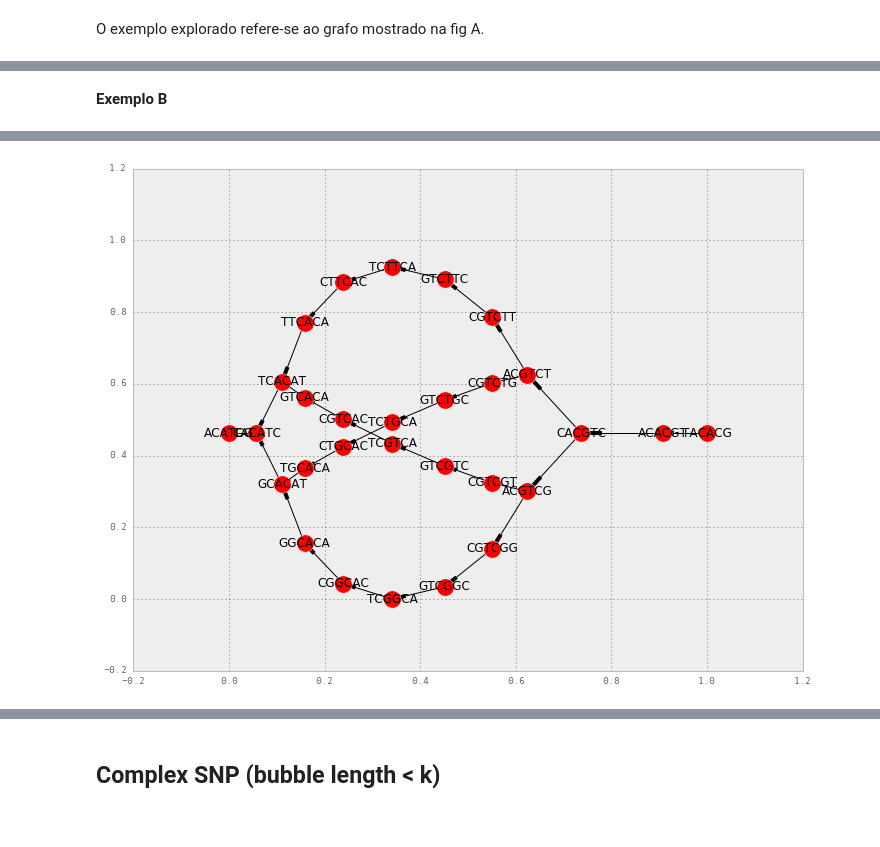
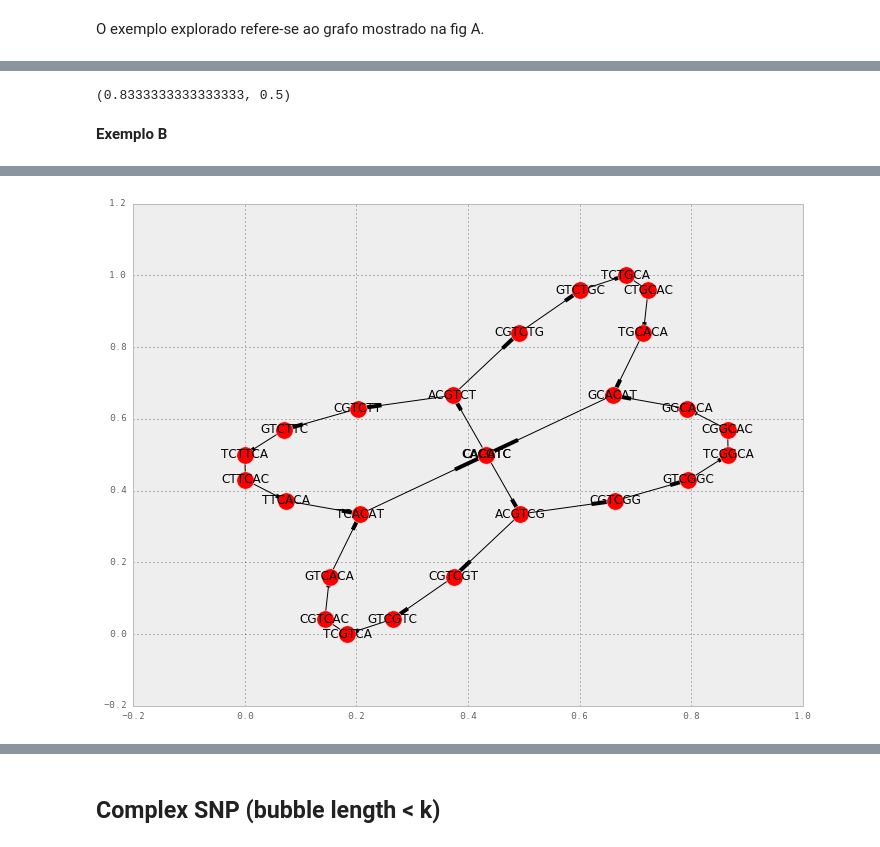
Before and after one commit to rodtheo/entropyDBG, a Jupyter notebook: cdbg.ipynb, the cells around one changed output, grey strips where cells are left out. Drawn from its saved outputs; the diff is of its cells as text; code cells hidden in the pictures.

Commit message:
-comparing entropy measures done

```diff
--- a/cdbg.ipynb
+++ b/cdbg.ipynb
@@ -1170,9 +1135,11 @@ I_VII
 O exemplo explorado refere-se ao grafo mostrado na fig A.
 # %%
 G_A = nx.DiGraph()
+banish = ["TACACG", "ACACGT","ACATCG"]
 for difpath in [dicSeqDummy1["links"],dicSeqDummy2["links"],dicSeqRef["links"]]:
     for edge in difpath:
-        G_A.add_edge(edge["source"], edge["target"],weight=1)
+        if ((edge["source"] not in banish) and (edge["target"] not in banish)):
+            G_A.add_edge(edge["source"], edge["target"],weight=1)
 pos = nx.spectral_layout(G_A)
 nx.draw_networkx(G_A, pos=pos)
 # %% [output]
@@ -1229,3 +1174,7 @@ clean_n6
+# %%
+von_entropy(dG_X, add_fake=True, normalize=False), von_entropy(dG_X, add_fake=True, normalize=True)
+# %% [output]
+(0.8333333333333333, 0.5)
 # %% [markdown]
 **Exemplo B**
 # %%
@@ -1254,11 +1203,13 @@ HTML(html_template.substitute({'css_text': css_text, 'js_text': js_text}))
 # %% [output]
 [interactive output not drawn]
 # %%
-G_A = nx.DiGraph()
+G_B = nx.DiGraph()
+banish = ["TACACG","ACACGT","ACATCG"]
 for difpath in [dicSeqDummy1["links"],dicSeqDummy2["links"],dicSeqRef["links"],dicSeqDummy3["links"]]:
     for edge in difpath:
-        G_A.add_edge(edge["source"], edge["target"],weight=1)
-pos = nx.spectral_layout(G_A)
-nx.draw_networkx(G_A, pos=pos)
+        if ((edge["source"] not in banish) and (edge["target"] not in banish)):
+            G_B.add_edge(edge["source"], edge["target"],weight=1)
+pos = nx.spectral_layout(G_B)
+nx.draw_networkx(G_B, pos=pos)
 # %% [output]
-[figure, old version]
+[figure, new version]
```
Also changed, not shown: parts of 51 cells of this notebook, 1 other file.
